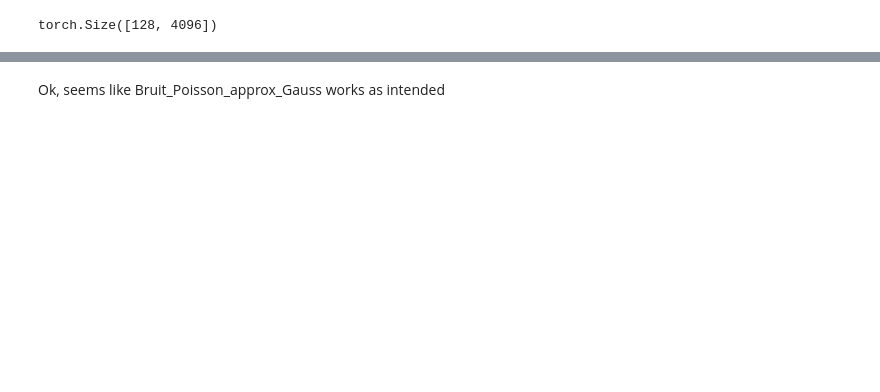
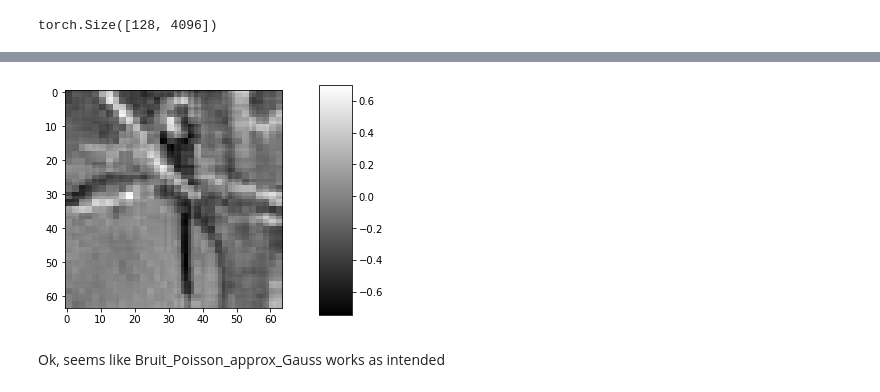
Before and after one commit to openspyrit/spyrit-examples, a Jupyter notebook: Debug_version_2/Forward_operator_debug.ipynb, the cells around one changed output, grey strips where cells are left out. Drawn from its saved outputs; the diff is of its cells as text; code cells hidden in the pictures; blank space fills up the shorter version.

```diff
--- a/Debug_version_2/Forward_operator_debug.ipynb
+++ b/Debug_version_2/Forward_operator_debug.ipynb
@@ -140,2 +143,0 @@ F = Split_Forward_operator(Pmat)
-# %%
-x = inputs.view(b*c,w*h)
@@ -147,0 +209,2 @@ F.Hpos_neg.weight.data
+# %%
+FO_Had = Split_Forward_operator_ft_had(Pmat, Perm)
@@ -148 +233,11 @@ F.Hpos_neg.weight.data
+# %%
+x_inv_tran = torch.zeros_like(x)
+x_inv_tran[:,:M] = y
+x_inv = FO_Had.inverse(x_inv_tran);
+# %%
+img = 1/(w*h)*x_inv[1,:]
+img = img.numpy();
+imagesc(np.reshape(img,(h,w)))
+# %% [output]
+[figure, added]
 # %%
```
Also changed, not shown: parts of 50 cells of this notebook.
